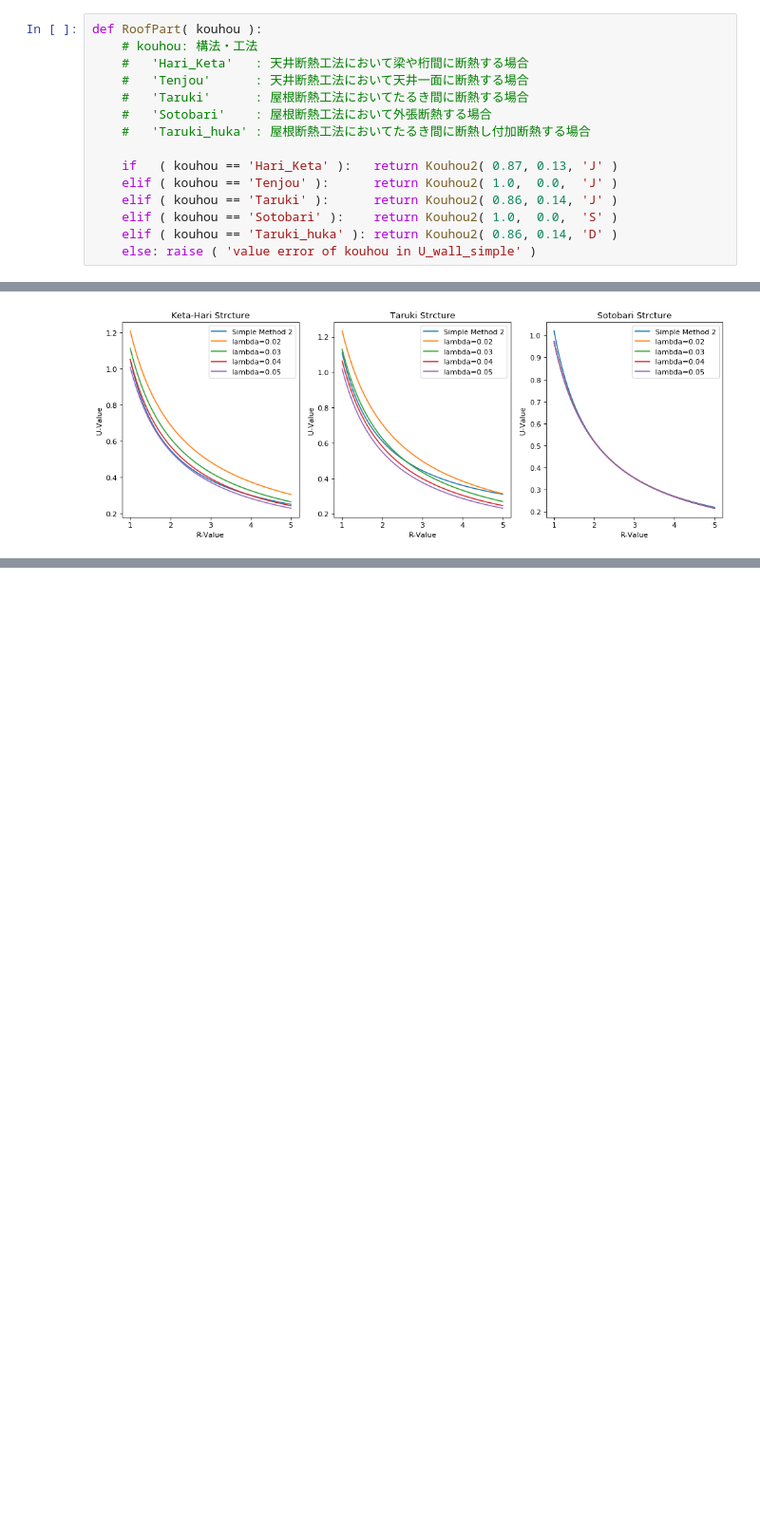
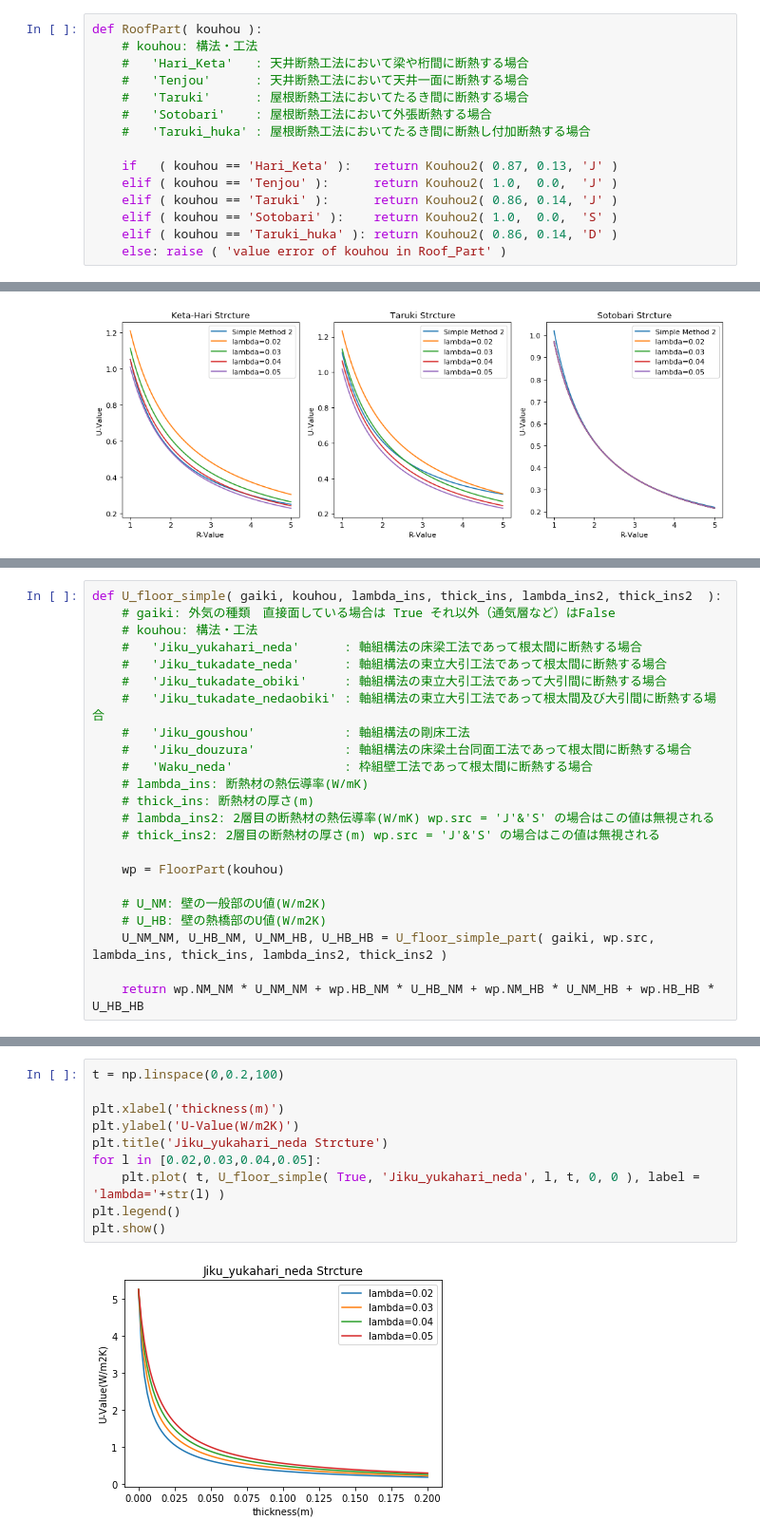
Before and after one commit to HisashiMiura/JJJProgramSpec, a Jupyter notebook: JJJUValueSimpleEvaluationMethod.ipynb, the cells around one changed output, grey strips where cells are left out. Shown: that part at 95% size. Drawn from its saved outputs; the diff is of its cells as text; blank space fills up the shorter version.

```diff
--- a/JJJUValueSimpleEvaluationMethod.ipynb
+++ b/JJJUValueSimpleEvaluationMethod.ipynb
@@ -299,7 +299,7 @@ def RoofPart( kouhou ):
     elif ( kouhou == 'Taruki' ):      return Kouhou2( 0.86, 0.14, 'J' )
     elif ( kouhou == 'Sotobari' ):    return Kouhou2( 1.0,  0.0,  'S' )
     elif ( kouhou == 'Taruki_huka' ): return Kouhou2( 0.86, 0.14, 'D' )
-    else: raise ( 'value error of kouhou in U_wall_simple' )
+    else: raise ( 'value error of kouhou in Roof_Part' )
 # %%
 RoofPart('Hari_Keta')
 # %% [output]
@@ -521,0 +574,23 @@ plt.show()
+# %%
+def U_floor_simple( gaiki, kouhou, lambda_ins, thick_ins, lambda_ins2, thick_ins2  ):
+    # gaiki: 外気の種類　直接面している場合は True それ以外（通気層など）はFalse
+    # kouhou: 構法・工法
+    #   'Jiku_yukahari_neda'      : 軸組構法の床梁工法であって根太間に断熱する場合
+    #   'Jiku_tukadate_neda'      : 軸組構法の束立大引工法であって根太間に断熱する場合
+    #   'Jiku_tukadate_obiki'     : 軸組構法の束立大引工法であって大引間に断熱する場合
+    #   'Jiku_tukadate_nedaobiki' : 軸組構法の束立大引工法であって根太間及び大引間に断熱する場合
+    #   'Jiku_goushou'            : 軸組構法の剛床工法
+    #   'Jiku_douzura'            : 軸組構法の床梁土台同面工法であって根太間に断熱する場合
+    #   'Waku_neda'               : 枠組壁工法であって根太間に断熱する場合
+    # lambda_ins: 断熱材の熱伝導率(W/mK)
+    # thick_ins: 断熱材の厚さ(m)
+    # lambda_ins2: 2層目の断熱材の熱伝導率(W/mK) wp.src = 'J'&'S' の場合はこの値は無視される
+    # thick_ins2: 2層目の断熱材の厚さ(m) wp.src = 'J'&'S' の場合はこの値は無視される
+
+    wp = FloorPart(kouhou)
+
+    # U_NM: 壁の一般部のU値(W/m2K)
+    # U_HB: 壁の熱橋部のU値(W/m2K)
+    U_NM_NM, U_HB_NM, U_NM_HB, U_HB_HB = U_floor_simple_part( gaiki, wp.src, lambda_ins, thick_ins, lambda_ins2, thick_ins2 )
+
+    return wp.NM_NM * U_NM_NM + wp.HB_NM * U_HB_NM + wp.NM_HB * U_NM_HB + wp.HB_HB * U_HB_HB
@@ -521,0 +692,12 @@ plt.show()
+# %%
+t = np.linspace(0,0.2,100)
+
+plt.xlabel('thickness(m)')
+plt.ylabel('U-Value(W/m2K)')
+plt.title('Jiku_yukahari_neda Strcture')
+for l in [0.02,0.03,0.04,0.05]:
+    plt.plot( t, U_floor_simple( True, 'Jiku_yukahari_neda', l, t, 0, 0 ), label = 'lambda='+str(l) )
+plt.legend()
+plt.show()
+# %% [output]
+[figure, added]
```
Also changed, not shown: parts of 18 cells of this notebook.
